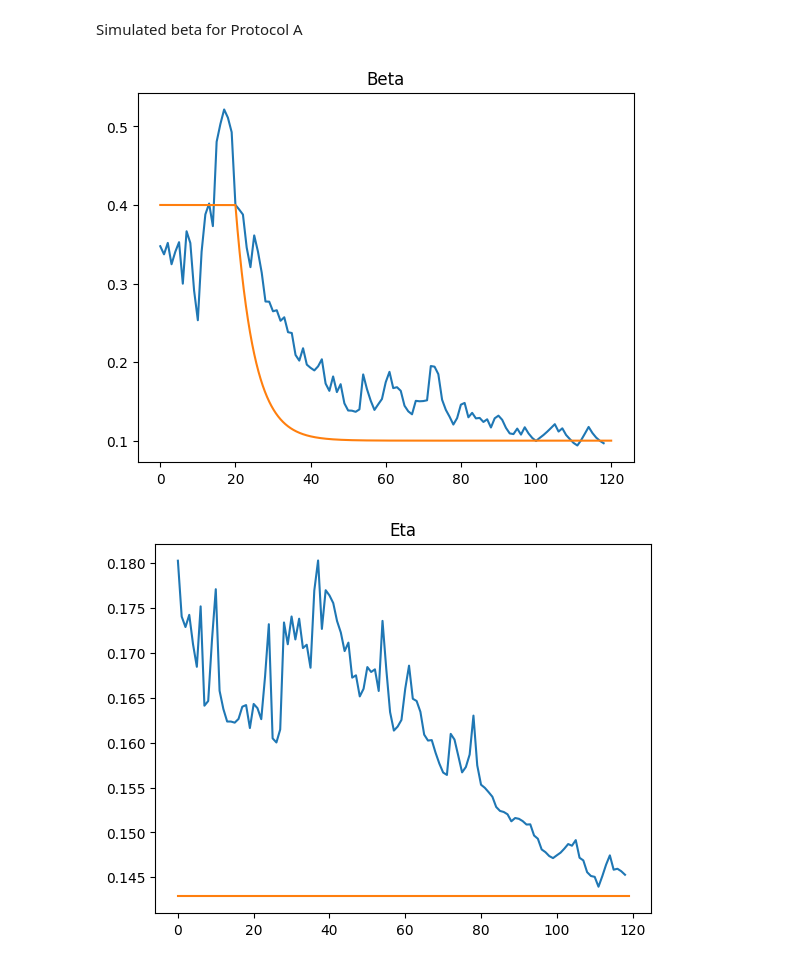
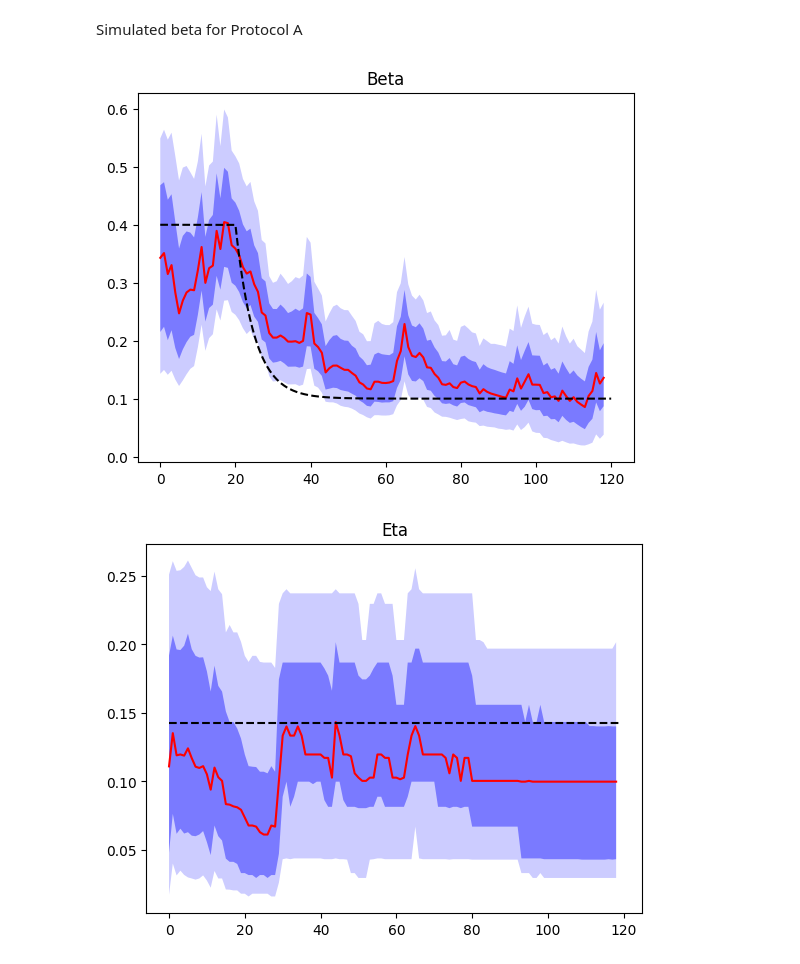
Before and after one commit to atiumcache/PF_forecast, a Jupyter notebook: juptyer notebooks/Calvetti_Model.ipynb, the cells around one changed output. Drawn from its saved outputs; the diff is of its cells as text; code cells hidden in the pictures.

```diff
--- a/juptyer notebooks/Calvetti_Model.ipynb
+++ b/juptyer notebooks/Calvetti_Model.ipynb
@@ -174,41 +157,60 @@ Simulated beta for Protocol A
 # %%
 pf_beta = pd.read_csv('../datasets/average_beta.csv').to_numpy()
 pf_beta = np.delete(pf_beta,0,1)
+beta_quantiles = pd.read_csv('../datasets/beta_quantiles.csv').to_numpy()
+beta_quantiles = np.delete(beta_quantiles,0,1)
 
 pf_eta = pd.read_csv('../datasets/average_eta.csv').to_numpy()
 pf_eta = np.delete(pf_eta,0,1)
+eta_quantiles = pd.read_csv('../datasets/eta_quantiles.csv').to_numpy()
+eta_quantiles = np.delete(eta_quantiles,0,1)
 
 pf_gamma = pd.read_csv('../datasets/average_gamma.csv').to_numpy()
 pf_gamma = np.delete(pf_gamma,0,1)
+gamma_quantiles = pd.read_csv('../datasets/gamma_quantiles.csv').to_numpy()
+gamma_quantiles = np.delete(gamma_quantiles,0,1)
 
 pf_state = pd.read_csv('../datasets/ESTIMATED_STATE.csv').to_numpy()
 pf_state = np.delete(pf_state,0,1)
 
 
 plt.title("Beta")
-plt.plot(pf_beta)
-plt.plot(beta_ts,np.array(betas))
+
+plt.fill_between(np.arange(0,119), beta_quantiles[:,3], beta_quantiles[:,22-3], facecolor='blue', zorder=10,alpha = 0.2)
+plt.fill_between(np.arange(0,119), beta_quantiles[:,6], beta_quantiles[:,22-6], facecolor='blue', zorder=11,alpha = 0.4)
+
+plt.plot(beta_quantiles[:,11],color="red",zorder=12)
+plt.plot(beta_ts,np.array(betas),linestyle="dashed",zorder=12,color='black')
 plt.show()
 
 plt.title("Eta")
-plt.plot(pf_eta)
-plt.plot([1/7 for _ in range(120)])
+
+plt.fill_between(np.arange(0,119), eta_quantiles[:,3], eta_quantiles[:,22-3], facecolor='blue', zorder=10,alpha = 0.2)
+plt.fill_between(np.arange(0,119), eta_quantiles[:,6], eta_quantiles[:,22-6], facecolor='blue', zorder=11,alpha = 0.4)
+plt.plot(eta_quantiles[:,11],color="red",zorder=12)
+
+plt.plot([1/7 for _ in range(120)],linestyle="dashed",color='black',zorder=12)
 plt.show()
 
 plt.title("Gamma")
-plt.plot(pf_gamma)
-plt.plot([1/14 for _ in range(120)])
+
+plt.fill_between(np.arange(0,119), gamma_quantiles[:,3], gamma_quantiles[:,22-3], facecolor='blue', zorder=10,alpha = 0.2)
+plt.fill_between(np.arange(0,119), gamma_quantiles[:,6], gamma_quantiles[:,22-6], facecolor='blue', zorder=11,alpha = 0.4)
+plt.plot(gamma_quantiles[:,11],color="red",zorder=12)
+
+
+plt.plot([1/14 for _ in range(120)],linestyle="dashed",color='black',zorder=12)
 plt.show()
 
 plt.yscale('log')
 plt.title("State")
 plt.plot(pf_state)
 labels = ['S','E','I','R']
 for i in range(4):
     plt.plot(sol.y[i,:],label = labels[i],alpha = 0.3)
 plt.legend()
 
 plt.show()
 # %% [output]
-[figure, old version]
+[figure, new version]
-[figure, old version]
+[figure, new version]
```
Also changed, not shown: parts of 3 cells of this notebook, 9 other files.
